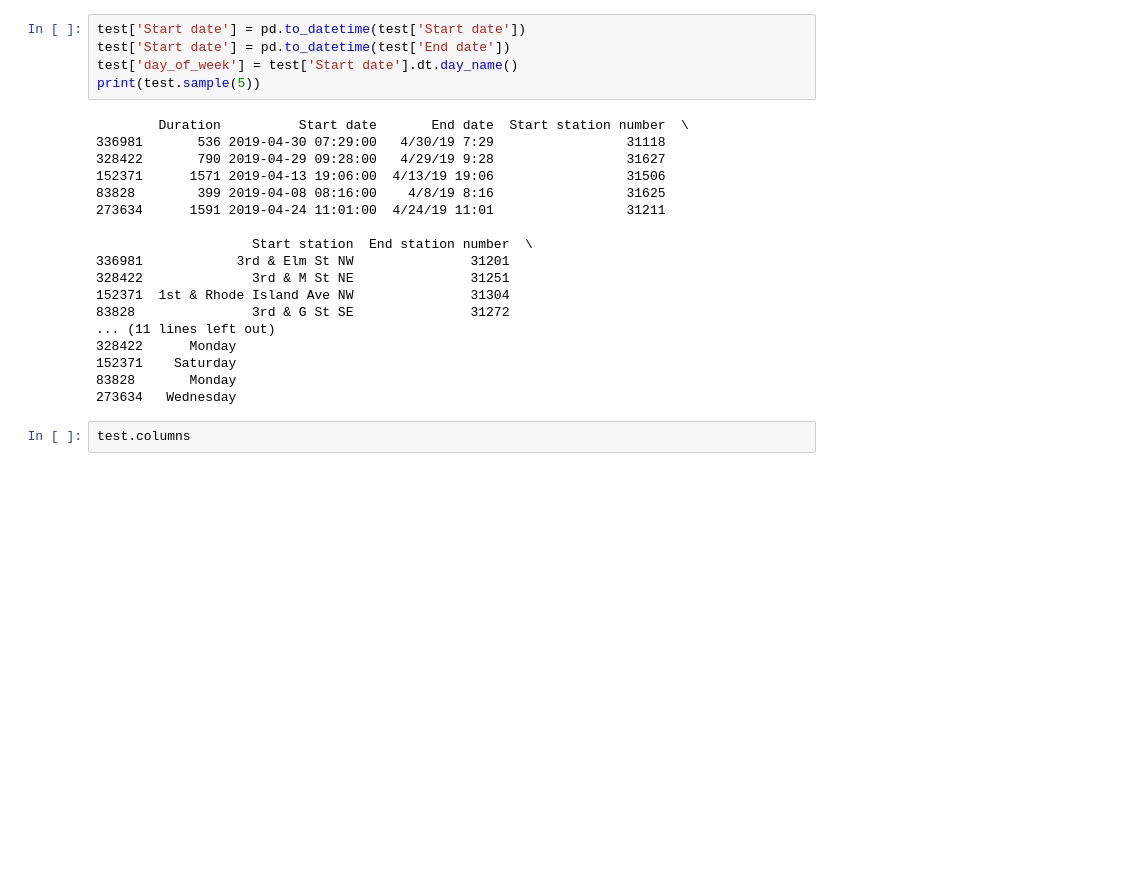
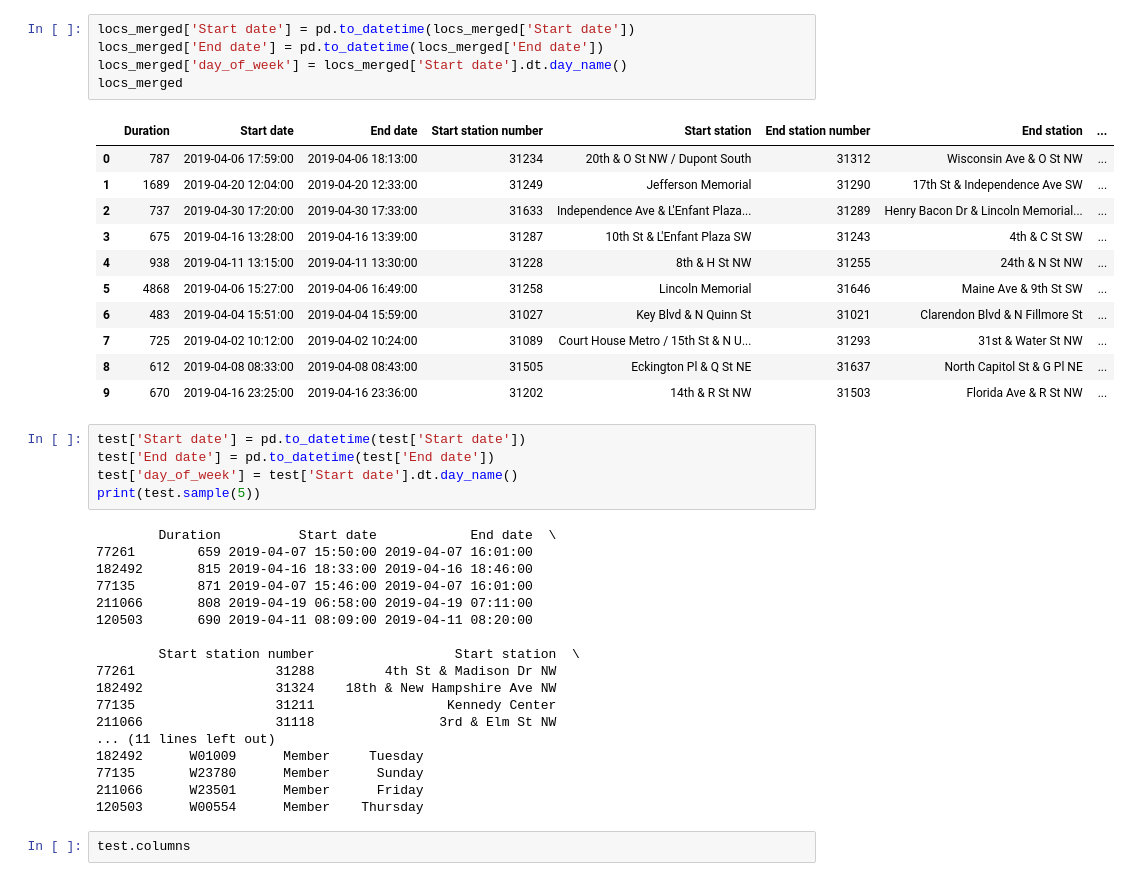
Before and after one commit to gportes24/German-s-Group-Project, a Jupyter notebook: Resources/Project_EDA.ipynb, the cells around one changed output. Saved outputs shown, nothing was run; the diff lists cells and outputs as text; blank space fills up the shorter version.

```diff
--- a/Resources/Project_EDA.ipynb
+++ b/Resources/Project_EDA.ipynb
@@ -18,26 +178,43 @@ test.head()
+# %%
+locs_merged['Start date'] = pd.to_datetime(locs_merged['Start date'])
+locs_merged['End date'] = pd.to_datetime(locs_merged['End date'])
+locs_merged['day_of_week'] = locs_merged['Start date'].dt.day_name()
+locs_merged
+# %% [output]
+|  | Duration | Start date | End date | Start station number | Start station | End station number | End station | ... |
+| 0 | 787 | 2019-04-06 17:59:00 | 2019-04-06 18:13:00 | 31234 | 20th & O St NW / Dupont South | 31312 | Wisconsin Ave & O St NW | ... |
+| 1 | 1689 | 2019-04-20 12:04:00 | 2019-04-20 12:33:00 | 31249 | Jefferson Memorial | 31290 | 17th St & Independence Ave SW | ... |
+| 2 | 737 | 2019-04-30 17:20:00 | 2019-04-30 17:33:00 | 31633 | Independence Ave & L'Enfant Plaza... | 31289 | Henry Bacon Dr & Lincoln Memorial... | ... |
+| 3 | 675 | 2019-04-16 13:28:00 | 2019-04-16 13:39:00 | 31287 | 10th St & L'Enfant Plaza SW | 31243 | 4th & C St SW | ... |
+| 4 | 938 | 2019-04-11 13:15:00 | 2019-04-11 13:30:00 | 31228 | 8th & H St NW | 31255 | 24th & N St NW | ... |
+| 5 | 4868 | 2019-04-06 15:27:00 | 2019-04-06 16:49:00 | 31258 | Lincoln Memorial | 31646 | Maine Ave & 9th St SW | ... |
+| 6 | 483 | 2019-04-04 15:51:00 | 2019-04-04 15:59:00 | 31027 | Key Blvd & N Quinn St | 31021 | Clarendon Blvd & N Fillmore St | ... |
+| 7 | 725 | 2019-04-02 10:12:00 | 2019-04-02 10:24:00 | 31089 | Court House Metro / 15th St & N U... | 31293 | 31st & Water St NW | ... |
+| 8 | 612 | 2019-04-08 08:33:00 | 2019-04-08 08:43:00 | 31505 | Eckington Pl & Q St NE | 31637 | North Capitol St & G Pl NE | ... |
+| 9 | 670 | 2019-04-16 23:25:00 | 2019-04-16 23:36:00 | 31202 | 14th & R St NW | 31503 | Florida Ave & R St NW | ... |
 # %%
 test['Start date'] = pd.to_datetime(test['Start date'])
-test['Start date'] = pd.to_datetime(test['End date'])
+test['End date'] = pd.to_datetime(test['End date'])
 test['day_of_week'] = test['Start date'].dt.day_name()
 print(test.sample(5))
 # %% [output]
-        Duration          Start date       End date  Start station number  \
-336981       536 2019-04-30 07:29:00   4/30/19 7:29                 31118
-328422       790 2019-04-29 09:28:00   4/29/19 9:28                 31627
-152371      1571 2019-04-13 19:06:00  4/13/19 19:06                 31506
-83828        399 2019-04-08 08:16:00    4/8/19 8:16                 31625
-273634      1591 2019-04-24 11:01:00  4/24/19 11:01                 31211
+        Duration          Start date            End date  \
+77261        659 2019-04-07 15:50:00 2019-04-07 16:01:00
+182492       815 2019-04-16 18:33:00 2019-04-16 18:46:00
+77135        871 2019-04-07 15:46:00 2019-04-07 16:01:00
+211066       808 2019-04-19 06:58:00 2019-04-19 07:11:00
+120503       690 2019-04-11 08:09:00 2019-04-11 08:20:00
 
-                    Start station  End station number  \
-336981            3rd & Elm St NW               31201
-328422              3rd & M St NE               31251
-152371  1st & Rhode Island Ave NW               31304
-83828               3rd & G St SE               31272
+        Start station number                  Start station  \
+77261                  31288         4th St & Madison Dr NW
+182492                 31324    18th & New Hampshire Ave NW
+77135                  31211                 Kennedy Center
+211066                 31118                3rd & Elm St NW
 ... (11 lines left out)
-328422      Monday
-152371    Saturday
-83828       Monday
-273634   Wednesday
+182492      W01009      Member     Tuesday
+77135       W23780      Member      Sunday
+211066      W23501      Member      Friday
+120503      W00554      Member    Thursday
 # %%
 test.columns
 # %% [output]
```
Also changed, not shown: parts of 12 cells of this notebook, 1 other file.
